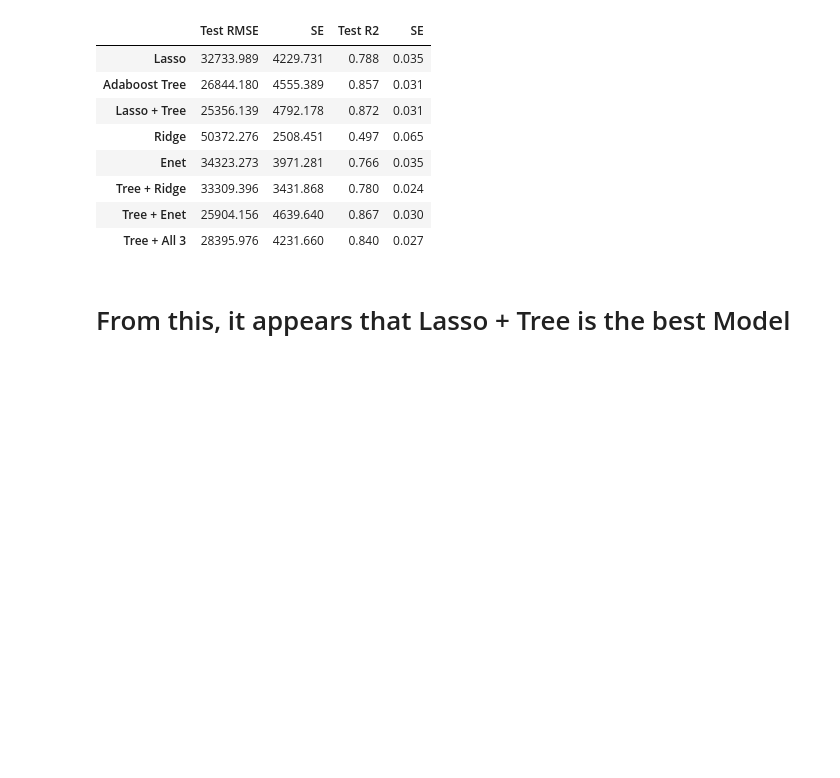
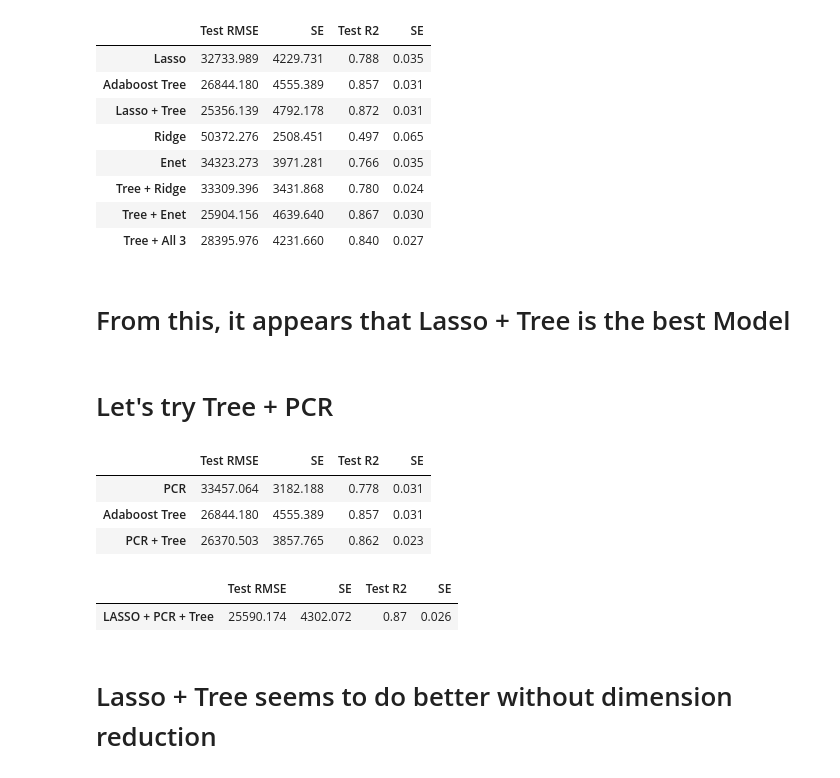
Before and after one commit to chyl9109/QBUS2820ProjctOne, a Jupyter notebook: Adaboost - Decision Trees Implementation.ipynb, the cells around one changed output. Saved outputs shown, nothing was run; the diff lists cells and outputs as text; code cells hidden in the pictures; blank space fills up the shorter version.

```diff
--- a/Adaboost - Decision Trees Implementation.ipynb
+++ b/Adaboost - Decision Trees Implementation.ipynb
@@ -365,3 +365,34 @@ results.round(3)
 | Tree + All 3 | 28395.976 | 4231.660 | 0.840 | 0.027 |
 # %% [markdown]
 # From this, it appears that Lasso + Tree is the best Model
+# %% [markdown]
+# Let's try Tree + PCR
+# %%
+from QBUS2820 import pcrCV
+pcr=pcrCV(final_train, y_train)
+# %%
+pred_pcr = pcr.predict(final_test)
+# %%
+#The decision tree with AdaBoosting
+regr.fit(final_train, y_train)
+pred_T = regr.predict(final_test)
+# %%
+pred_combined = (pred_pcr+pred_T)/2
+# %%
+columns=['Test RMSE', 'SE', 'Test R2', 'SE']
+rows = ['PCR', 'Adaboost Tree', 'PCR + Tree']
+results=pd.DataFrame(0.0, columns=columns, index=rows)
+
+results.iloc[0,0], results.iloc[0,1] = rmse_jack(y_test, pred_pcr)
+results.iloc[0,2], results.iloc[0,3] = (r2_jack(y_test, pred_pcr))
+results.iloc[1,0], results.iloc[1,1] = rmse_jack(y_test, pred_T)
+results.iloc[1,2], results.iloc[1,3] = (r2_jack(y_test, pred_T))
+results.iloc[2,0], results.iloc[2,1] = rmse_jack(y_test, pred_combined)
+results.iloc[2,2], results.iloc[2,3] = (r2_jack(y_test, pred_combined))
+
+results.round(3)
+# %% [output]
+|  | Test RMSE | SE | Test R2 | SE |
+| PCR | 33457.064 | 3182.188 | 0.778 | 0.031 |
+| Adaboost Tree | 26844.180 | 4555.389 | 0.857 | 0.031 |
+| PCR + Tree | 26370.503 | 3857.765 | 0.862 | 0.023 |
@@ -367,0 +404,14 @@ results.round(3)
+# %%
+columns=['Test RMSE', 'SE', 'Test R2', 'SE']
+rows = [ 'LASSO + PCR + Tree']
+results=pd.DataFrame(0.0, columns=columns, index=rows)
+
+results.iloc[0,0], results.iloc[0,1] = rmse_jack(y_test, pred_combined)
+results.iloc[0,2], results.iloc[0,3] = (r2_jack(y_test, pred_combined))
+
+results.round(3)
+# %% [output]
+|  | Test RMSE | SE | Test R2 | SE |
+| LASSO + PCR + Tree | 25590.174 | 4302.072 | 0.87 | 0.026 |
+# %% [markdown]
+# Lasso + Tree seems to do better without dimension reduction
```
Also changed, not shown: parts of 2 cells of this notebook, 1 other file.
